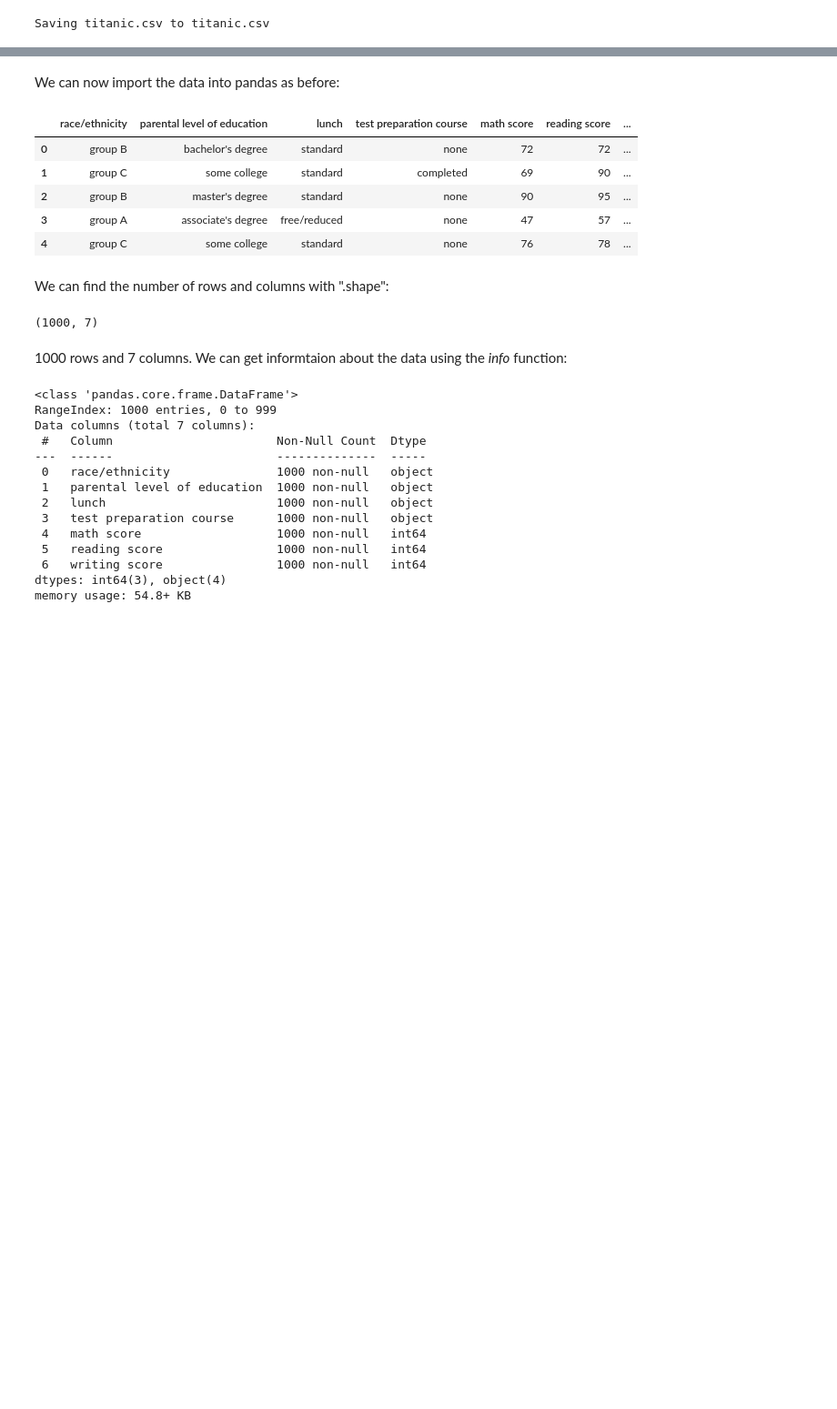
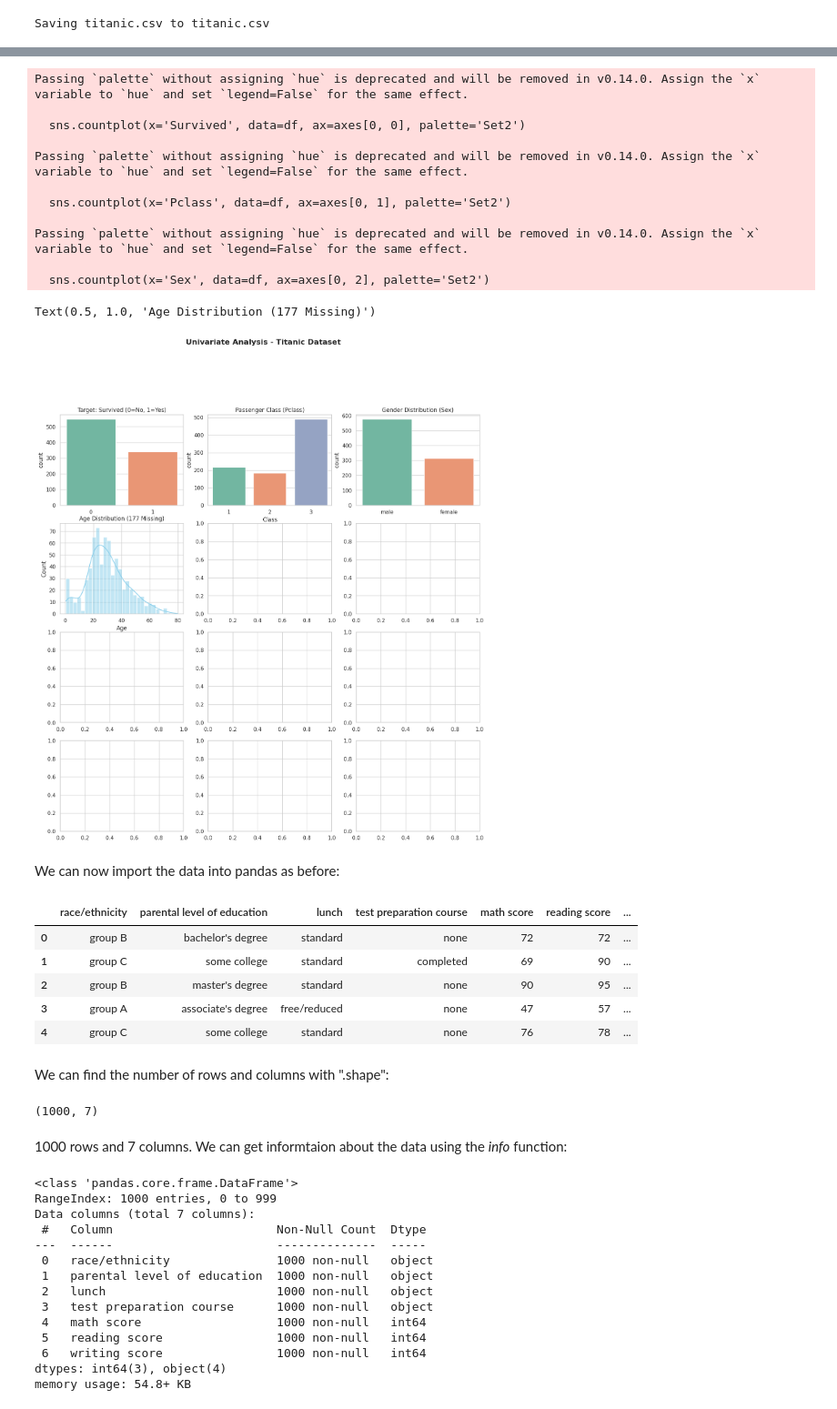
Before and after one commit to raymond-x-design/raymond-x-DataScience-GenAI-Submissions, a Jupyter notebook: Assignment_1/2_05_Exploratory_Data_Analysis.ipynb, the cells around one changed output, grey strips where cells are left out. Shown at 91% size. Saved outputs shown, nothing was run; the diff lists cells and outputs as text; code cells hidden in the pictures; blank space fills up the shorter version.

```diff
--- a/Assignment_1/2_05_Exploratory_Data_Analysis.ipynb
+++ b/Assignment_1/2_05_Exploratory_Data_Analysis.ipynb
@@ -16,3 +16,7 @@ upload = files.upload()
 # %% [output]
 [interactive output not drawn]
 Saving titanic.csv to titanic.csv
+# %%
+sns.set_theme(style="whitegrid")
+# %%
+df = pd.read_csv("titanic.csv")
@@ -19,3 +65,31 @@ Saving titanic.csv to titanic.csv
+# %%
+fig, axes = plt.subplots(4, 3, figsize=(16, 16))
+fig.suptitle('Univariate Analysis - Titanic Dataset', fontsize=16, fontweight='bold', y=1.02)
+sns.countplot(x='Survived', data=df, ax=axes[0, 0], palette='Set2')
+axes[0, 0].set_title('Target: Survived (0=No, 1=Yes)')
+axes[0, 0].set_xlabel('')
+sns.countplot(x='Pclass', data=df, ax=axes[0, 1], palette='Set2')
+axes[0, 1].set_title('Passenger Class (Pclass)')
+axes[0, 1].set_xlabel('Class')
+sns.countplot(x='Sex', data=df, ax=axes[0, 2], palette='Set2')
+axes[0, 2].set_title('Gender Distribution (Sex)')
+axes[0, 2].set_xlabel('')
+sns.histplot(df['Age'].dropna(), kde=True, ax=axes[1, 0], color='skyblue', bins=30)
+axes[1, 0].set_title('Age Distribution (177 Missing)')
+# %% [output]
+Passing `palette` without assigning `hue` is deprecated and will be removed in v0.14.0. Assign the `x` variable to `hue` and set `legend=False` for the same effect.
+
+  sns.countplot(x='Survived', data=df, ax=axes[0, 0], palette='Set2')
+
+Passing `palette` without assigning `hue` is deprecated and will be removed in v0.14.0. Assign the `x` variable to `hue` and set `legend=False` for the same effect.
+
+  sns.countplot(x='Pclass', data=df, ax=axes[0, 1], palette='Set2')
+
+Passing `palette` without assigning `hue` is deprecated and will be removed in v0.14.0. Assign the `x` variable to `hue` and set `legend=False` for the same effect.
+
+  sns.countplot(x='Sex', data=df, ax=axes[0, 2], palette='Set2')
+Text(0.5, 1.0, 'Age Distribution (177 Missing)')
+[figure, added]
 # %% [markdown]
 We can now import the data into pandas as before:
 # %%
```
Also changed, not shown: parts of 2 cells of this notebook.
